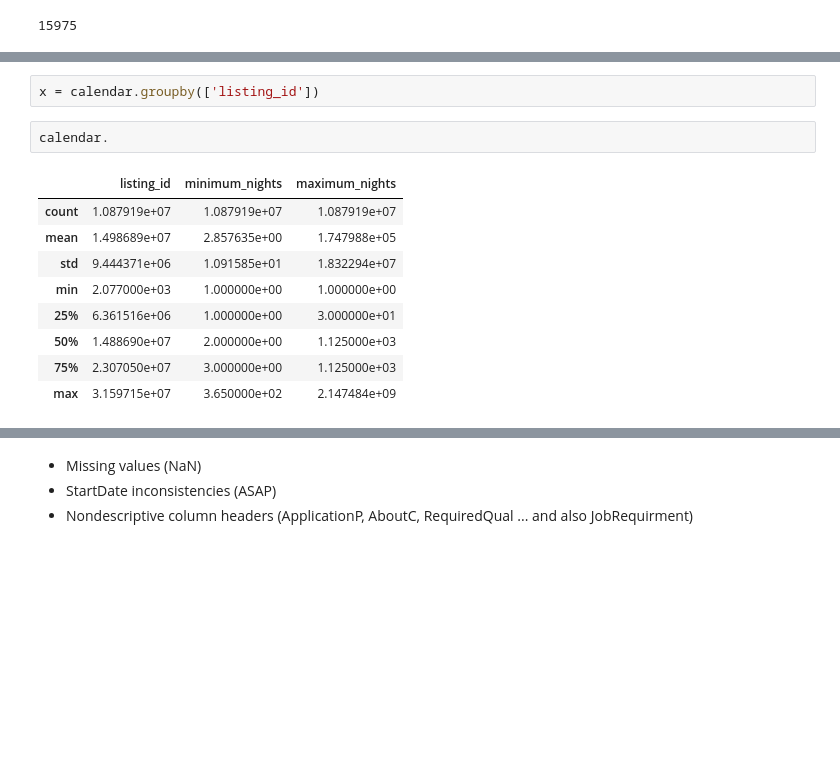
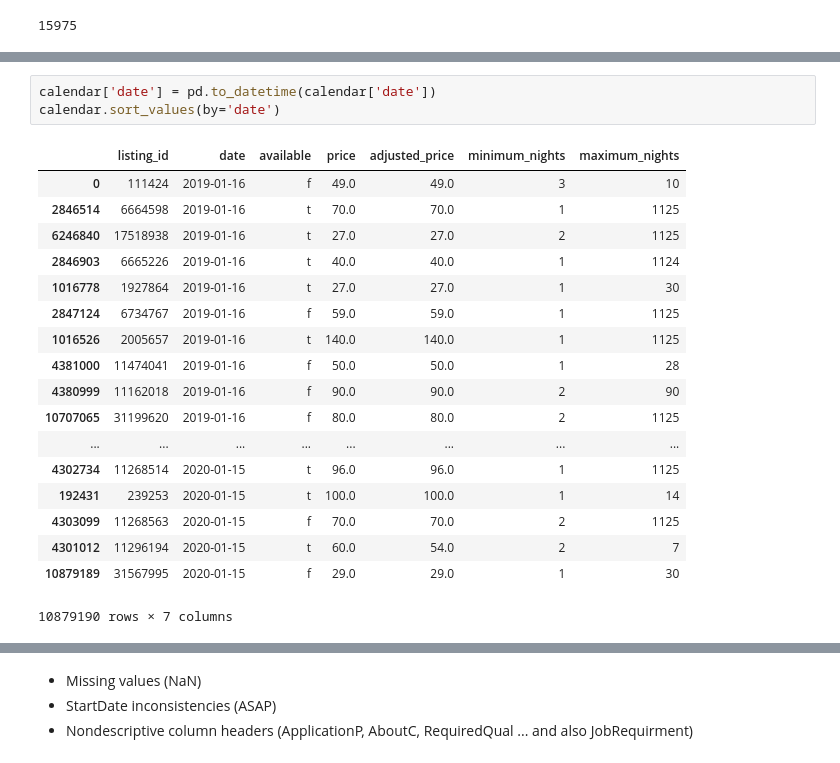
Before and after one commit to paulstancliffe/Blog-Post-AirBnB-Seattle, a Jupyter notebook: airbnb_rome.ipynb, the cells around one changed output, grey strips where cells are left out. Drawn from its saved outputs; the diff is of its cells as text; blank space fills up the shorter version.

```diff
--- a/airbnb_rome.ipynb
+++ b/airbnb_rome.ipynb
@@ -108,14 +152,22 @@ calendar.head()
-# %%
-x = calendar.groupby(['listing_id'])
-# %%
-calendar.
-# %% [output]
-|  | listing_id | minimum_nights | maximum_nights |
-| count | 1.087919e+07 | 1.087919e+07 | 1.087919e+07 |
-| mean | 1.498689e+07 | 2.857635e+00 | 1.747988e+05 |
-| std | 9.444371e+06 | 1.091585e+01 | 1.832294e+07 |
-| min | 2.077000e+03 | 1.000000e+00 | 1.000000e+00 |
-| 25% | 6.361516e+06 | 1.000000e+00 | 3.000000e+01 |
-| 50% | 1.488690e+07 | 2.000000e+00 | 1.125000e+03 |
-| 75% | 2.307050e+07 | 3.000000e+00 | 1.125000e+03 |
-| max | 3.159715e+07 | 3.650000e+02 | 2.147484e+09 |
+# %%
+calendar['date'] = pd.to_datetime(calendar['date'])
+calendar.sort_values(by='date')
+# %% [output]
+|  | listing_id | date | available | price | adjusted_price | minimum_nights | maximum_nights |
+| 0 | 111424 | 2019-01-16 | f | 49.0 | 49.0 | 3 | 10 |
+| 2846514 | 6664598 | 2019-01-16 | t | 70.0 | 70.0 | 1 | 1125 |
+| 6246840 | 17518938 | 2019-01-16 | t | 27.0 | 27.0 | 2 | 1125 |
+| 2846903 | 6665226 | 2019-01-16 | t | 40.0 | 40.0 | 1 | 1124 |
+| 1016778 | 1927864 | 2019-01-16 | t | 27.0 | 27.0 | 1 | 30 |
+| 2847124 | 6734767 | 2019-01-16 | f | 59.0 | 59.0 | 1 | 1125 |
+| 1016526 | 2005657 | 2019-01-16 | t | 140.0 | 140.0 | 1 | 1125 |
+| 4381000 | 11474041 | 2019-01-16 | f | 50.0 | 50.0 | 1 | 28 |
+| 4380999 | 11162018 | 2019-01-16 | f | 90.0 | 90.0 | 2 | 90 |
+| 10707065 | 31199620 | 2019-01-16 | f | 80.0 | 80.0 | 2 | 1125 |
+| ... | ... | ... | ... | ... | ... | ... | ... |
+| 4302734 | 11268514 | 2020-01-15 | t | 96.0 | 96.0 | 1 | 1125 |
+| 192431 | 239253 | 2020-01-15 | t | 100.0 | 100.0 | 1 | 14 |
+| 4303099 | 11268563 | 2020-01-15 | f | 70.0 | 70.0 | 2 | 1125 |
+| 4301012 | 11296194 | 2020-01-15 | t | 60.0 | 54.0 | 2 | 7 |
+| 10879189 | 31567995 | 2020-01-15 | f | 29.0 | 29.0 | 1 | 30 |
+10879190 rows × 7 columns
```
Also changed, not shown: parts of 9 cells of this notebook.
